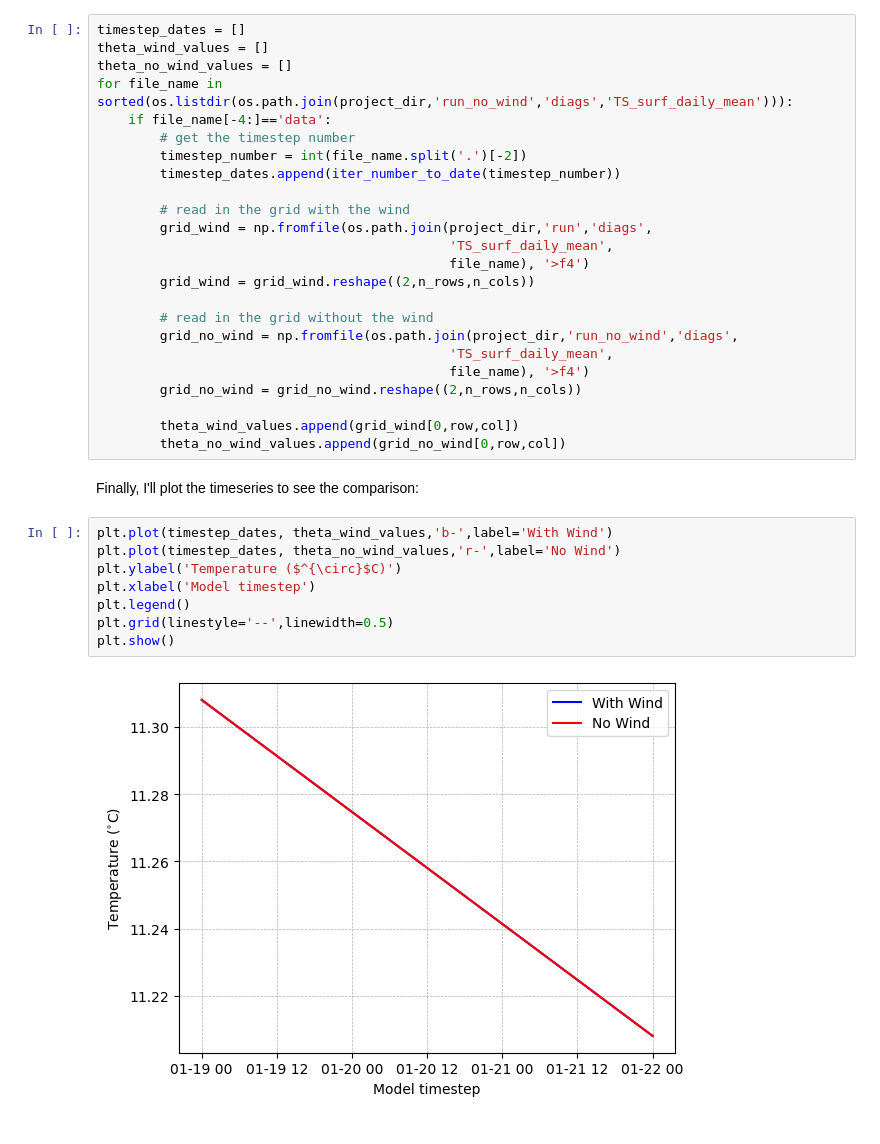
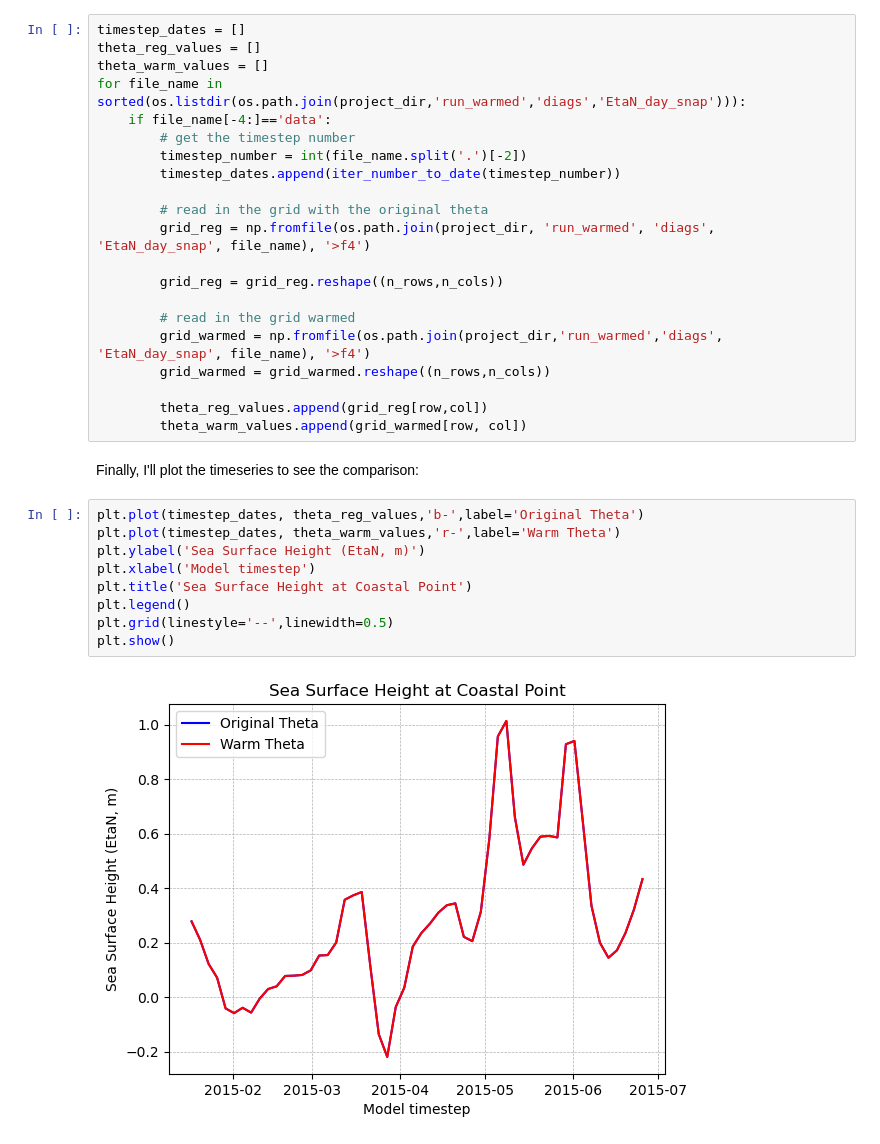
Before and after one commit to stomSJSU/cs185c_spring2025, a Jupyter notebook: project/notebooks/Answering the Science Question.ipynb, the cells around one changed output. Saved outputs shown, nothing was run; the diff lists cells and outputs as text.

```diff
--- a/project/notebooks/Answering the Science Question.ipynb
+++ b/project/notebooks/Answering the Science Question.ipynb
@@ -73,37 +108,35 @@ def iter_number_to_date(iter_number,seconds_per_iter=300):
 Then, I'll loop through all of the output files to generate a timeseries:
 # %%
 timestep_dates = []
-theta_wind_values = []
-theta_no_wind_values = []
-for file_name in sorted(os.listdir(os.path.join(project_dir,'run_no_wind','diags','TS_surf_daily_mean'))):
+theta_reg_values = []
+theta_warm_values = []
+for file_name in sorted(os.listdir(os.path.join(project_dir,'run_warmed','diags','EtaN_day_snap'))):
     if file_name[-4:]=='data':
         # get the timestep number
         timestep_number = int(file_name.split('.')[-2])
         timestep_dates.append(iter_number_to_date(timestep_number))
 
-        # read in the grid with the wind
-        grid_wind = np.fromfile(os.path.join(project_dir,'run','diags',
-                                             'TS_surf_daily_mean',
-                                             file_name), '>f4')
-        grid_wind = grid_wind.reshape((2,n_rows,n_cols))
+        # read in the grid with the original theta
+        grid_reg = np.fromfile(os.path.join(project_dir, 'run_warmed', 'diags', 'EtaN_day_snap', file_name), '>f4')
 
-        # read in the grid without the wind
-        grid_no_wind = np.fromfile(os.path.join(project_dir,'run_no_wind','diags',
-                                             'TS_surf_daily_mean',
-                                             file_name), '>f4')
-        grid_no_wind = grid_no_wind.reshape((2,n_rows,n_cols))
+        grid_reg = grid_reg.reshape((n_rows,n_cols))
 
-        theta_wind_values.append(grid_wind[0,row,col])
-        theta_no_wind_values.append(grid_no_wind[0,row,col])
+        # read in the grid warmed
+        grid_warmed = np.fromfile(os.path.join(project_dir,'run_warmed','diags', 'EtaN_day_snap', file_name), '>f4')
+        grid_warmed = grid_warmed.reshape((n_rows,n_cols))
+
+        theta_reg_values.append(grid_reg[row,col])
+        theta_warm_values.append(grid_warmed[row, col])
 # %% [markdown]
 Finally, I'll plot the timeseries to see the comparison:
 # %%
-plt.plot(timestep_dates, theta_wind_values,'b-',label='With Wind')
-plt.plot(timestep_dates, theta_no_wind_values,'r-',label='No Wind')
-plt.ylabel('Temperature ($^{\circ}$C)')
+plt.plot(timestep_dates, theta_reg_values,'b-',label='Original Theta')
+plt.plot(timestep_dates, theta_warm_values,'r-',label='Warm Theta')
+plt.ylabel('Sea Surface Height (EtaN, m)')
 plt.xlabel('Model timestep')
+plt.title('Sea Surface Height at Coastal Point')
 plt.legend()
 plt.grid(linestyle='--',linewidth=0.5)
 plt.show()
 # %% [output]
-[figure, old version]
+[figure, new version]
```
Also changed, not shown: parts of 9 cells of this notebook, 1 other file.
